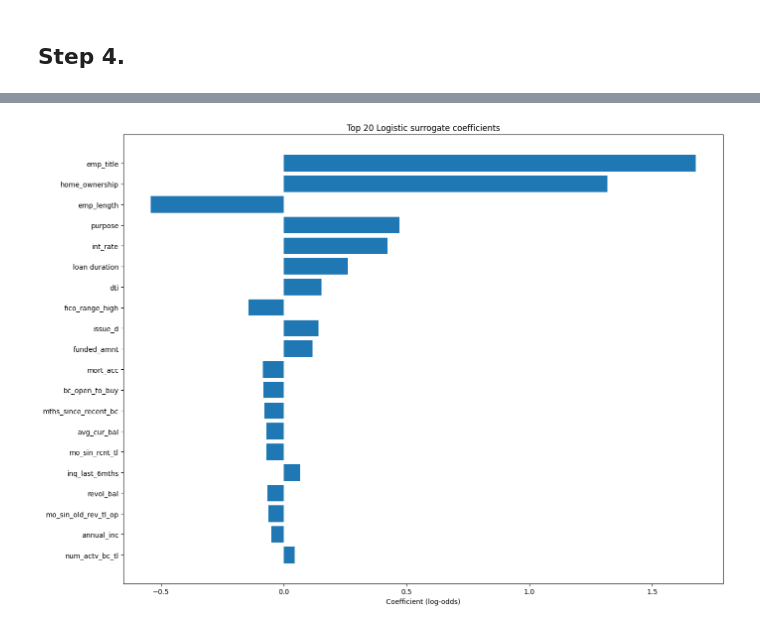
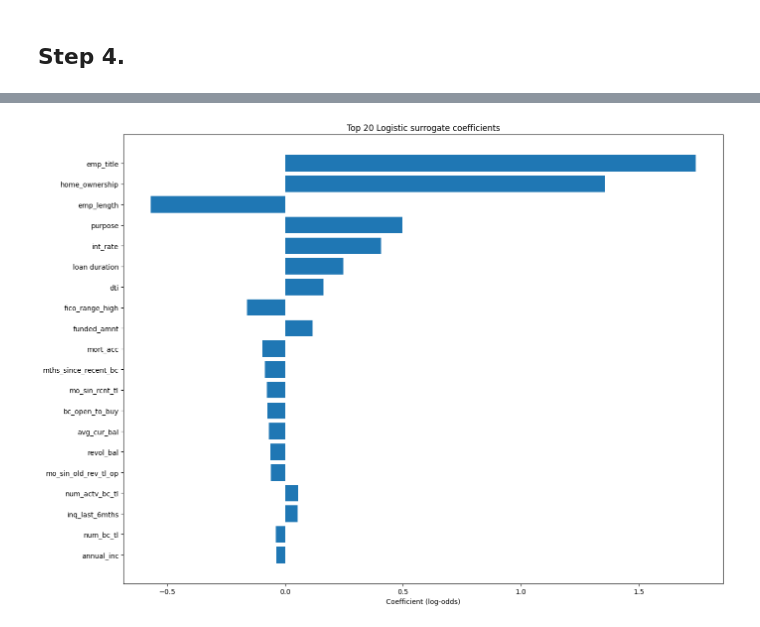
Before and after one commit to DENGDixin/isaf-g2, a Jupyter notebook: project.ipynb, the cells around one changed output, grey strips where cells are left out. Saved outputs shown, nothing was run; the diff lists cells and outputs as text; code cells hidden in the pictures.

```diff
--- a/project.ipynb
+++ b/project.ipynb
@@ -645,5 +665,6 @@ Example rules (depth<=4):
 # %%
-# Logistic
+## Step 4b — Surrogate Penalized Logistic (mimic LGBM)
+
 import numpy as np
 import pandas as pd
 import statsmodels.api as sm
@@ -653,17 +674,30 @@ import matplotlib.pyplot as plt
 
 print(">>> [Logistic] Preparing data...")
 
+# 0) Columns that must NEVER be used as features (time/leakage cols)
+leakage_cols = {"issue_d"}
+
+# 1) Probabilities from the final LGBM on train/test (the thing we mimic)
 p_train = final_pipe.predict_proba(X_train)[:, 1]
 p_test  = final_pipe.predict_proba(X_test)[:, 1]
 
+# Log-odds of the teacher model (used only for fidelity R^2 on logit scale)
 eps = 1e-9
 logit_train = np.log((p_train + eps) / (1 - p_train + eps))
 logit_test  = np.log((p_test  + eps) / (1 - p_test  + eps))
 
+# 2) Feature groups consistent with earlier code
+#    Treat ordinal + categorical as categorical here and target-encode them.
+categorical_cols = list({*onehot_features, *ordinal_features})
+categorical_cols = [c for c in categorical_cols if c in X_train.columns and c not in leakage_cols]
+
+numeric_cols = [c for c in numerical_features if c in X_train.columns and c not in leakage_cols]
+
+# 3) Smoothed target encoding (fit on TRAIN using p_train as the target)
 def target_encode_series(train_s, test_s, target, m=1000):
     """
-    Smoothed target encoding for a single categorical column:
-    enc = (count*cat_mean + m*global_mean) / (count + m)
+    Smoothed target encoding against teacher proba:
+      enc = (count*cat_mean + m*global_mean) / (count + m)
     """
     df = pd.DataFrame({"cat": train_s, "t": target})
     global_mean = df["t"].mean()
@@ -673,12 +707,10 @@ def target_encode_series(train_s, test_s, target, m=1000):
     test_enc  = test_s.map(smooth).fillna(global_mean)
     return train_enc.values.reshape(-1, 1), test_enc.values.reshape(-1, 1)
 
-categorical_cols = [c for c in categorical_features if c in X_train.columns]
-numeric_cols     = [c for c in numerical_features   if c in X_train.columns]
-
+# 4) Build surrogate design matrix: scale numerics, target-encode categoricals
 scaler = StandardScaler()
-Xn_train = scaler.fit_transform(X_train[numeric_cols])
-Xn_test  = scaler.transform(X_test[numeric_cols])
+Xn_train = scaler.fit_transform(X_train[numeric_cols]) if numeric_cols else np.empty((len(X_train), 0))
+Xn_test  = scaler.transform(X_test[numeric_cols])      if numeric_cols else np.empty((len(X_test), 0))
 
 Xe_train_list, Xe_test_list, enc_names = [], [], []
 for col in categorical_cols:
@@ -687,12 +719,12 @@ for col in categorical_cols:
     Xe_test_list.append(te_col)
     enc_names.append(f"{col}__te")
 
-if len(Xe_train_list) > 0:
+if Xe_train_list:
     Xc_train = np.hstack(Xe_train_list)
     Xc_test  = np.hstack(Xe_test_list)
-    X_sur_train = np.hstack([Xn_train, Xc_train])
-    X_sur_test  = np.hstack([Xn_test,  Xc_test])
-    feature_names_sur = numeric_cols + enc_names
+    X_sur_train = np.hstack([Xn_train, Xc_train]) if Xn_train.size else Xc_train
+    X_sur_test  = np.hstack([Xn_test,  Xc_test])  if Xn_test.size  else Xc_test
+    feature_names_sur = (numeric_cols if numeric_cols else []) + enc_names
 else:
     X_sur_train = Xn_train
     X_sur_test  = Xn_test
@@ -700,15 +732,16 @@ else:
 
 print(f">>> [Logistic] Feature matrix shapes: train={X_sur_train.shape}, test={X_sur_test.shape}")
 
+# 5) Add intercept and fit penalized Binomial GLM to mimic p_train
 X_train_sm = sm.add_constant(X_sur_train, has_constant="add")
 X_test_sm  = sm.add_constant(X_sur_test,  has_constant="add")
 
 print(f">>> [Logistic] Fitting Binomial GLM (penalized) on {X_train_sm.shape[0]} rows, {X_train_sm.shape[1]} features...")
 glm = sm.GLM(p_train, X_train_sm, family=sm.families.Binomial())
-
 glm_results = glm.fit_regularized(alpha=1e-4, L1_wt=0.0, maxiter=200)
 print(">>> [Logistic] GLM fit complete.")
 
+# 6) Predictions, fidelity, discrimination
 logit_hat_test = X_test_sm @ glm_results.params
 logit_hat_test = np.clip(logit_hat_test, -30, 30)
 p_hat_test = 1.0 / (1.0 + np.exp(-logit_hat_test))
@@ -718,13 +751,13 @@ fid_corr = np.corrcoef(p_test, p_hat_test)[0, 1]
 fid_mse  = mean_squared_error(p_test, p_hat_test)
 sur_auc  = roc_auc_score(y_test, p_hat_test)
 
-print("\n================ SURROGATE (Penalized Logistic) ===============")
-print(f"Fidelity R^2 (log-odds vs XGB): {fid_r2:.4f}")
-print(f"Fidelity Corr (probs vs XGB):   {fid_corr:.4f}")
-print(f"MSE (probs vs XGB):             {fid_mse:.6f}")
-print(f"Surrogate AUC (vs y_test):      {sur_auc:.4f}")
-print("============================================================================\n")
+print("\n================ SURROGATE (Penalized Logistic vs LGBM) ===============")
+print(f"Fidelity R^2 (log-odds vs LGBM): {fid_r2:.4f}")
+print(f"Fidelity Corr (probs  vs LGBM): {fid_corr:.4f}")
+print(f"MSE (probs vs LGBM):           {fid_mse:.6f}")
+print(f"Surrogate AUC (vs y_test):     {sur_auc:.4f}")
 
+# 7) Coefficients (log-odds per 1-SD / target-encoded unit)
 coef = glm_results.params
 coef_names = ["Intercept"] + feature_names_sur
 coef_df = pd.DataFrame({"feature": coef_names, "coef": coef})
@@ -734,10 +767,10 @@ coef_df = coef_df.sort_values("abs_coef", ascending=False).drop(columns="abs_coe
 print("Top 20 logistic-surrogate effects (log-odds per 1-SD / target-encoded level):")
 print(coef_df.head(20).to_string(index=False))
 
+# 8) Plot top-k coefficients
 top_k = 20
 top_df = coef_df[coef_df["feature"] != "Intercept"].head(top_k).iloc[::-1]
 
-# --- display-only: keep original feature names in the chart ---
 plot_df = top_df.copy()
 plot_df["feature_display"] = plot_df["feature"].str.replace(r"__te$", "", regex=True)
 
@@ -768 +801 @@ mo_sin_old_rev_tl_op -0.062042
-[figure, old version]
+[figure, new version]
```
Also changed, not shown: parts of 3 cells of this notebook.
